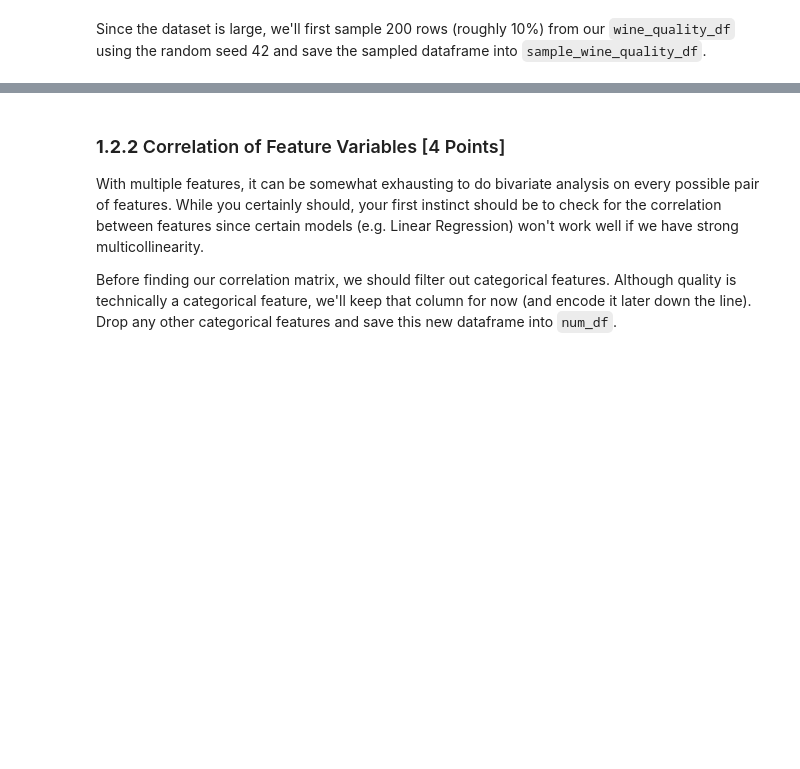
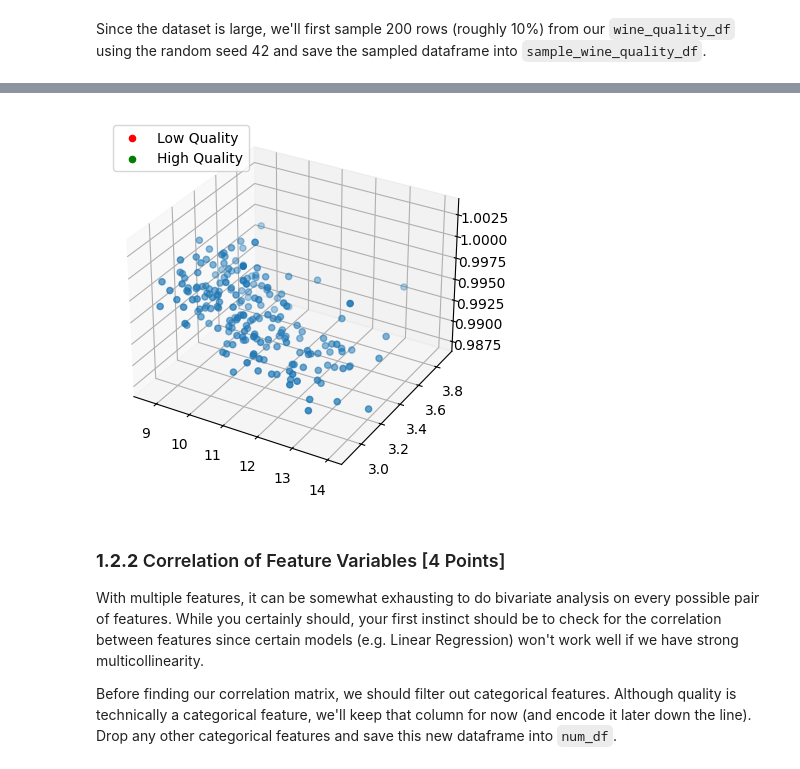
Before and after one commit to YanfuOu/CIS545, a Jupyter notebook: Yanfu_F24_HW4_Student_Version.ipynb, the cells around one changed output, grey strips where cells are left out. Saved outputs shown, nothing was run; the diff lists cells and outputs as text; code cells hidden in the pictures; blank space fills up the shorter version.

```diff
--- a/Yanfu_F24_HW4_Student_Version.ipynb
+++ b/Yanfu_F24_HW4_Student_Version.ipynb
@@ -282,26 +352,36 @@ grader.grade(test_case_id = 'sampling_for_visualization', answer = sampled_wine_
 # %%
 import matplotlib.pyplot as plt
 
 # TODO (4 Manually Graded Points): create 3d scatter plot
 # the comments will guide you through the process
+fig = plt.figure()
+ax = fig.add_subplot(projection='3d')
 
 # Extract the required columns from the dataframe into lists/containers
-
+alchol_context = sampled_wine_quality_df["alcohol"]
+pH_level = sampled_wine_quality_df['pH']
+density = sampled_wine_quality_df['density']
 # create a 3D scatter plot of size (6,6)
+ax.scatter(alchol_context, pH_level, density)
 
 # Create a Python dictionary with your quality and corresponding colors
 
+
 # iterate through and plot datapoints
+for i in range(len(sampled_wine_quality_df)):
+  if
 
 # Set title and labels
 
 ### STOP HERE ###
 ### DO NOT EDIT ###
 ax.scatter([], [], [], c='r', marker='o', label=f'Low Quality')
 ax.scatter([], [], [], c='g', marker='o', label=f'High Quality')
 
 ax.legend(loc='upper left')
 plt.show()
+# %% [output]
+[figure, added]
 # %% [markdown]
 ### **1.2.2** Correlation of Feature Variables [4 Points]
 
```
Also changed, not shown: parts of 6 cells of this notebook.
